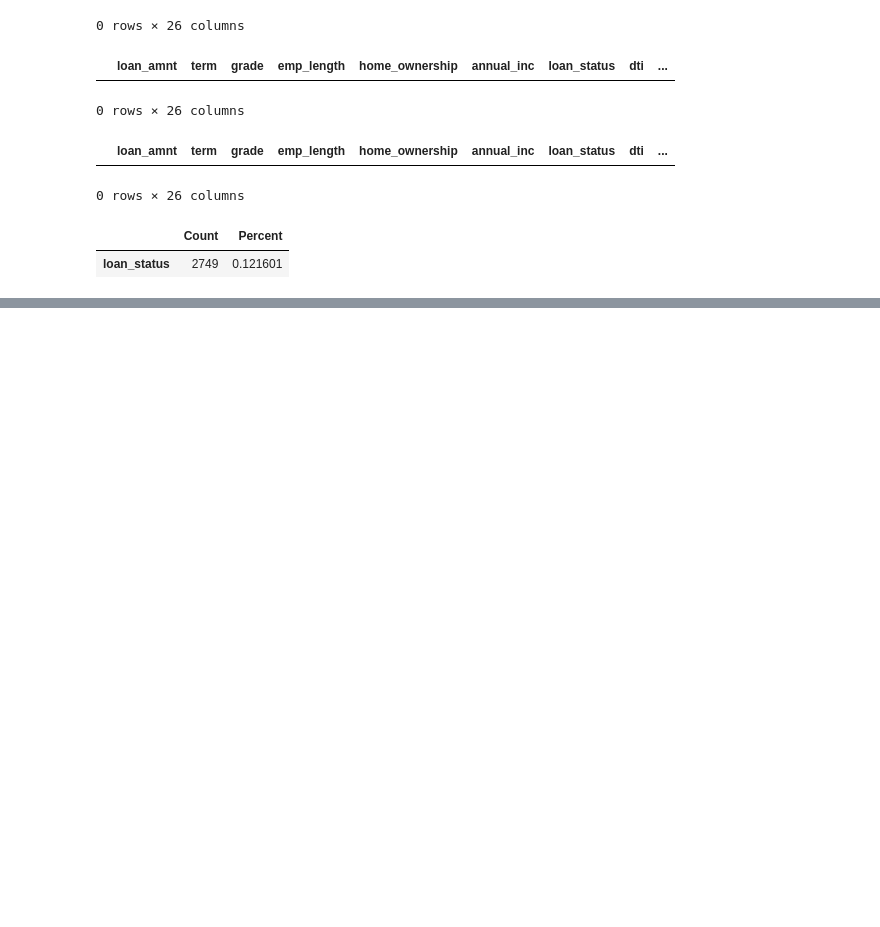
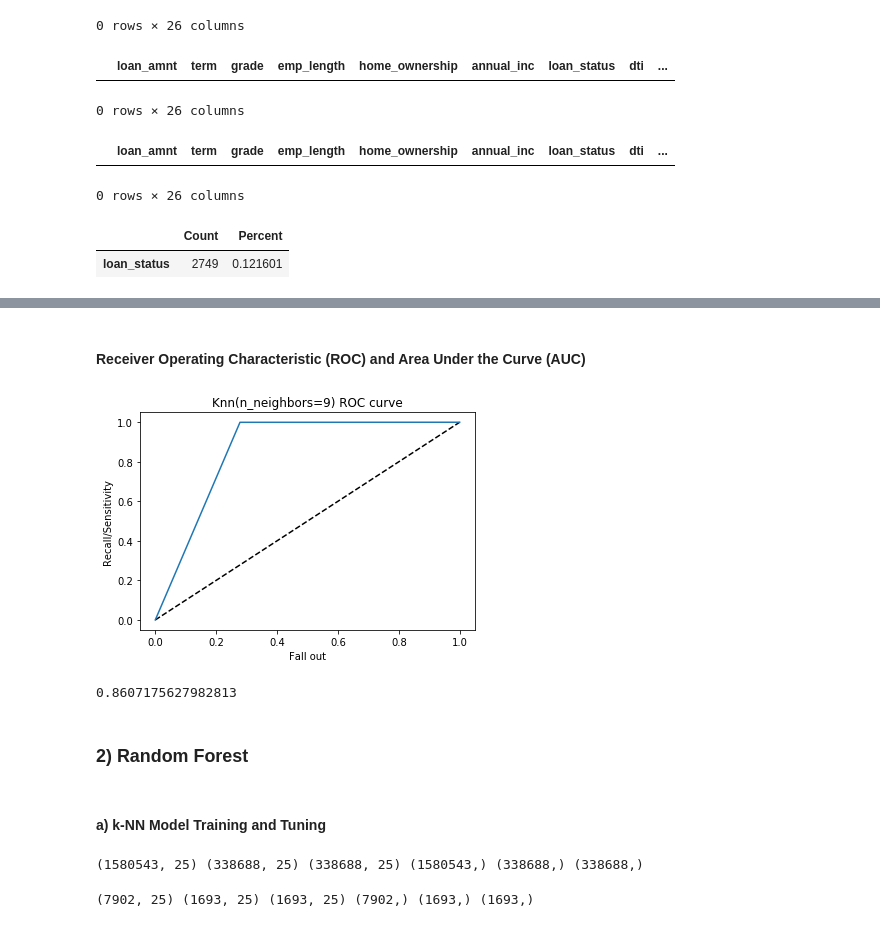
Before and after one commit to rahilshah10/loan-sharks, a Jupyter notebook: Luna/LoanShark - Prediction of LeandingClub Loan Defaulters.ipynb, the cells around one changed output, grey strips where cells are left out. Drawn from its saved outputs; the diff is of its cells as text; code cells hidden in the pictures; blank space fills up the shorter version.

```diff
--- a/Luna/LoanShark - Prediction of LeandingClub Loan Defaulters.ipynb
+++ b/Luna/LoanShark - Prediction of LeandingClub Loan Defaulters.ipynb
@@ -774,0 +901,3 @@ TypeError: 'Index' object is not callable
+# %%
+# Create new k-NN model with the k=9 on training dataset
+knn_final_loan_model = KNeighborsClassifier(n_neighbors = 9,weights = 'uniform')
@@ -774,0 +970,2 @@ TypeError: 'Index' object is not callable
+# %% [markdown]
+#### Receiver Operating Characteristic (ROC) and Area Under the Curve (AUC)
@@ -774,0 +974,45 @@ TypeError: 'Index' object is not callable
+# %%
+knn_rec, knn_fall_out, knn_thresholds = roc_curve(knn_y_test,knn_final_y_pred)
+# %%
+plt.plot([0,1],[0,1],'k--')
+plt.plot(knn_rec,knn_fall_out, label='Knn')
+plt.xlabel('Fall out')
+plt.ylabel('Recall/Sensitivity')
+plt.title('Knn(n_neighbors=9) ROC curve')
+plt.show()
+# %% [output]
+[figure, added]
+# %%
+#Area under ROC curve
+roc_auc_score(knn_y_test,knn_final_y_pred)
+# %% [output]
+0.8607175627982813
+# %% [markdown]
+### 2) Random Forest
+# %% [markdown]
+#### a) k-NN Model Training and Tuning
+# %%
+# copy each data set for Random Forest model
+rf_x_train = x_train.copy()
+rf_x_val = x_val.copy()
+rf_x_test = x_test.copy()
+rf_y_train = y_train.copy()
+rf_y_val = y_val.copy()
+rf_y_test = y_test.copy()
+
+print(rf_x_train.shape, rf_x_val.shape, rf_x_test.shape , rf_y_train.shape, rf_y_val.shape, rf_y_test.shape)
+# %% [output]
+(1580543, 25) (338688, 25) (338688, 25) (1580543,) (338688,) (338688,)
+# %%
+# a smaller data set for hyperparameter tuning
+rf_x_train_s = rf_x_train.sample(n=7902, random_state=1)
+rf_x_val_s = rf_x_val.sample(n=1693, random_state=1)
+rf_x_test_s = rf_x_test.sample(n=1693, random_state=1)
+rf_y_train_s = rf_y_train.sample(n=7902, random_state=1)
+rf_y_val_s = rf_y_val.sample(n=1693, random_state=1)
+rf_y_test_s = rf_y_test.sample(n=1693, random_state=1)
+
+print(rf_x_train_s.shape, rf_x_val_s.shape, rf_x_test_s.shape,
+      rf_y_train_s.shape, rf_y_val_s.shape, rf_y_test_s.shape)
+# %% [output]
+(7902, 25) (1693, 25) (1693, 25) (7902,) (1693,) (1693,)
```
Also changed, not shown: parts of 66 cells of this notebook.
